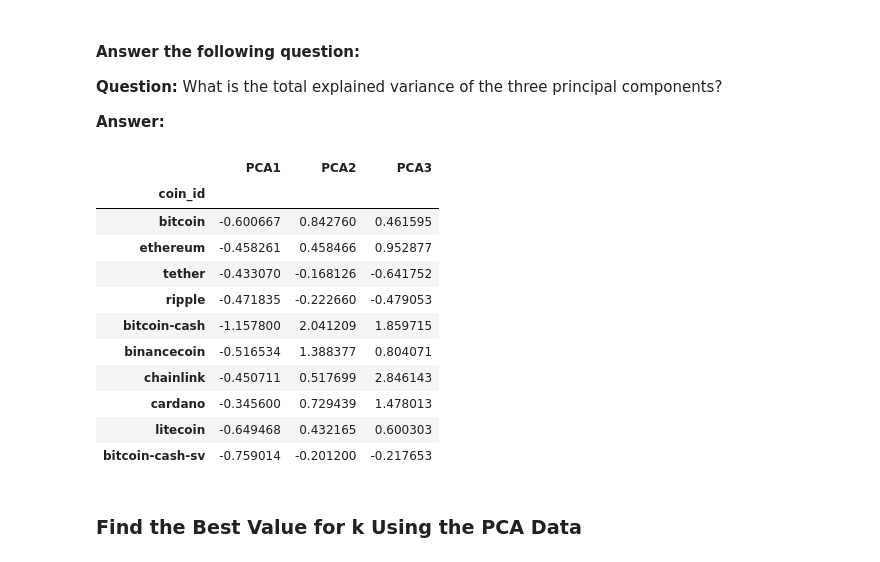
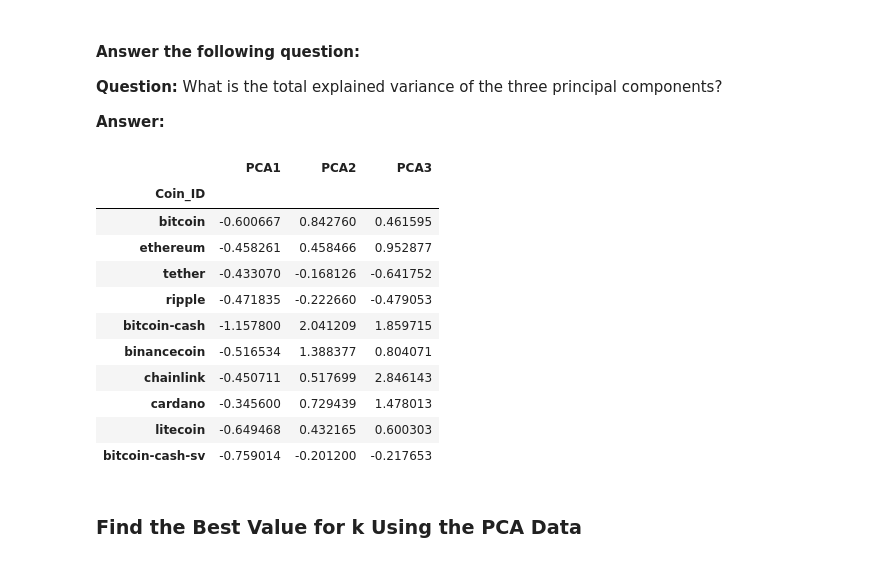
Before and after one commit to MDMoore315/CryptoClustering, a Jupyter notebook: Crypto_Clustering_starter_code.ipynb, the cells around one changed output. Saved outputs shown, nothing was run; the diff lists cells and outputs as text; code cells hidden in the pictures.

```diff
--- a/Crypto_Clustering_starter_code.ipynb
+++ b/Crypto_Clustering_starter_code.ipynb
@@ -174,11 +174,13 @@ market_data_predictions.plot.scatter(
 ### Optimize Clusters with Principal Component Analysis.
 # %%
 # Create a PCA model instance and set `n_components=3`.
+pca = PCA(n_components=3)
 # %%
 # Use the PCA model with `fit_transform` on the original scaled DataFrame to reduce to three principal components.
-
+market_data_pca = pca.fit_transform(market_data_transformed)
 
 # View the first five rows of the DataFrame.
+market_data_pca[:5]
 # %% [output]
 array([[-0.60066733,  0.84276006,  0.46159457],
        [-0.45826071,  0.45846566,  0.95287678],
@@ -198,20 +201,23 @@ array([0.3719856 , 0.34700813, 0.17603793])
 # %%
 # Create a new DataFrame with the PCA data.
 # Note: The code for this step is provided for you
 
 # Creating a DataFrame with the PCA data
-
-
+market_data_pca_df = pd.DataFrame(
+    market_data_pca,
+    columns=["PCA1", "PCA2", "PCA3"]
+)
 # Copy the crypto names from the original data
-
+market_data_pca_df["Coin_ID"] = market_data_df.index
 
 # Set the coinid column as index
-
+market_data_pca_df = market_data_pca_df.set_index("Coin_ID")
 
 # Display sample data
+market_data_pca_df.head(10)
 # %% [output]
 |  | PCA1 | PCA2 | PCA3 |
-| coin_id |  |  |  |
+| Coin_ID |  |  |  |
 | bitcoin | -0.600667 | 0.842760 | 0.461595 |
 | ethereum | -0.458261 | 0.458466 | 0.952877 |
 | tether | -0.433070 | -0.168126 | -0.641752 |
```
Also changed, not shown: parts of 10 cells of this notebook.
